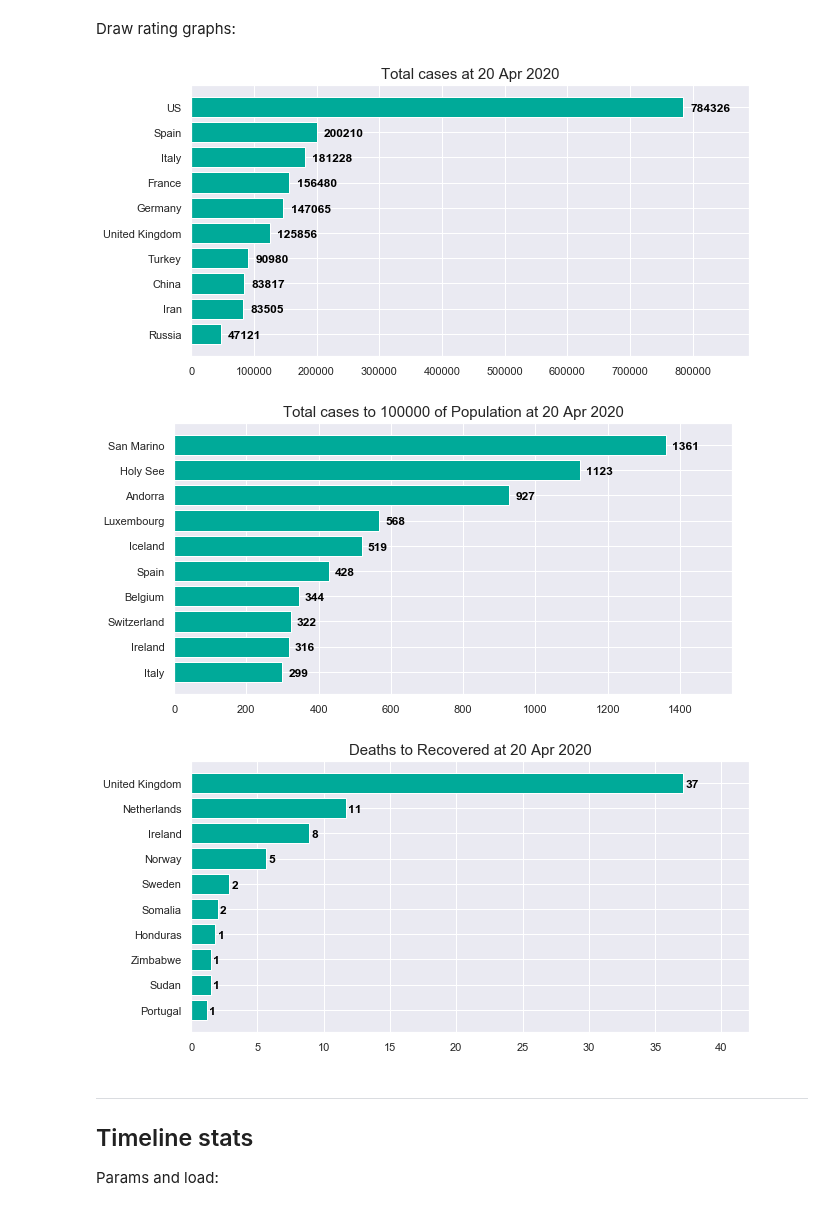
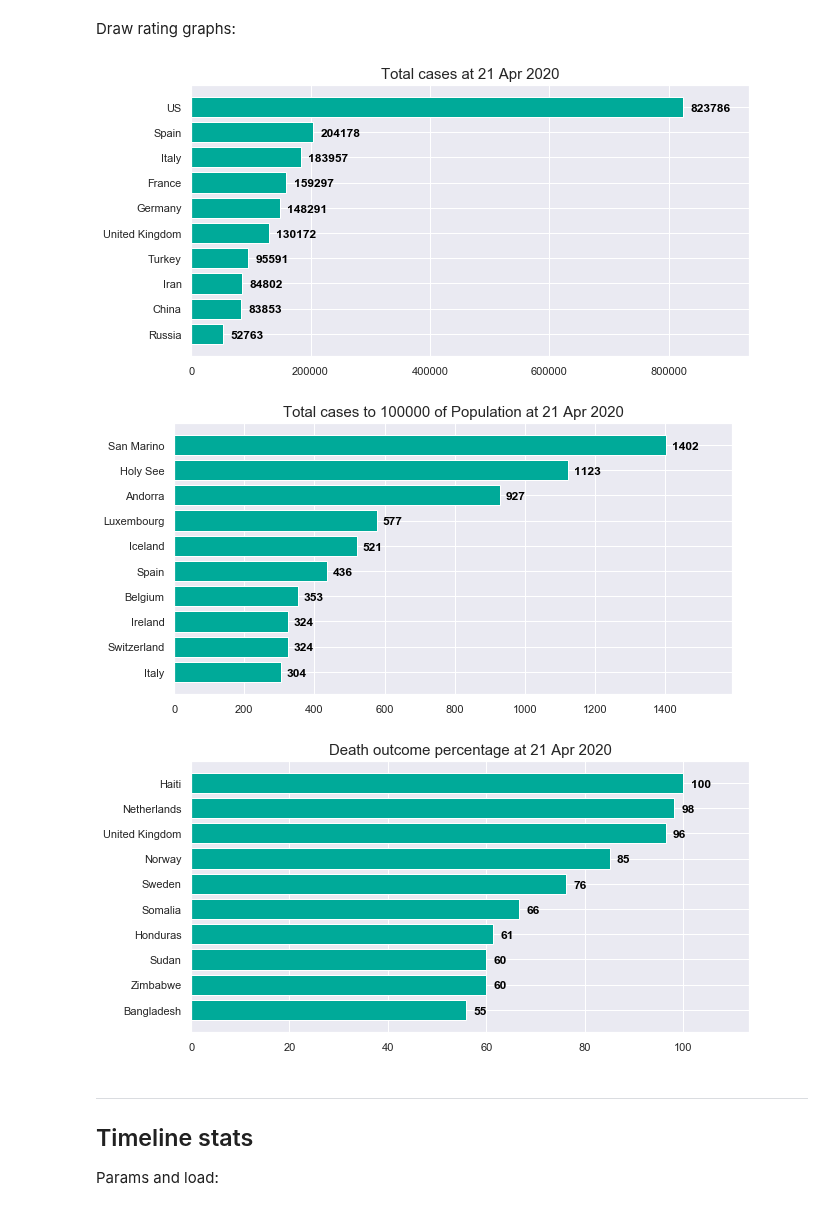
Before and after one commit to youzhick/COVID19-Stats, a Jupyter notebook: stats.ipynb, the cells around one changed output. Saved outputs shown, nothing was run; the diff lists cells and outputs as text; code cells hidden in the pictures.

```diff
--- a/stats.ipynb
+++ b/stats.ipynb
@@ -40,11 +30,11 @@ Draw rating graphs:
 # %%
 rt.showRating(today, 10, 'cases')
 rt.showRating(today, 10, 'cases', relTo='pop')
-rt.showRating(today, 10, 'deaths', relTo='recovered')
+rt.showRating(today, 10, 'mortality')
 # %% [output]
-[figure, old version]
+[figure, new version]
-[figure, old version]
+[figure, new version]
-[figure, old version]
+[figure, new version]
 # %% [markdown]
 <hr>
 <h2>Timeline stats</h2>
```
Also changed, not shown: parts of 3 cells of this notebook, 1 other file.
